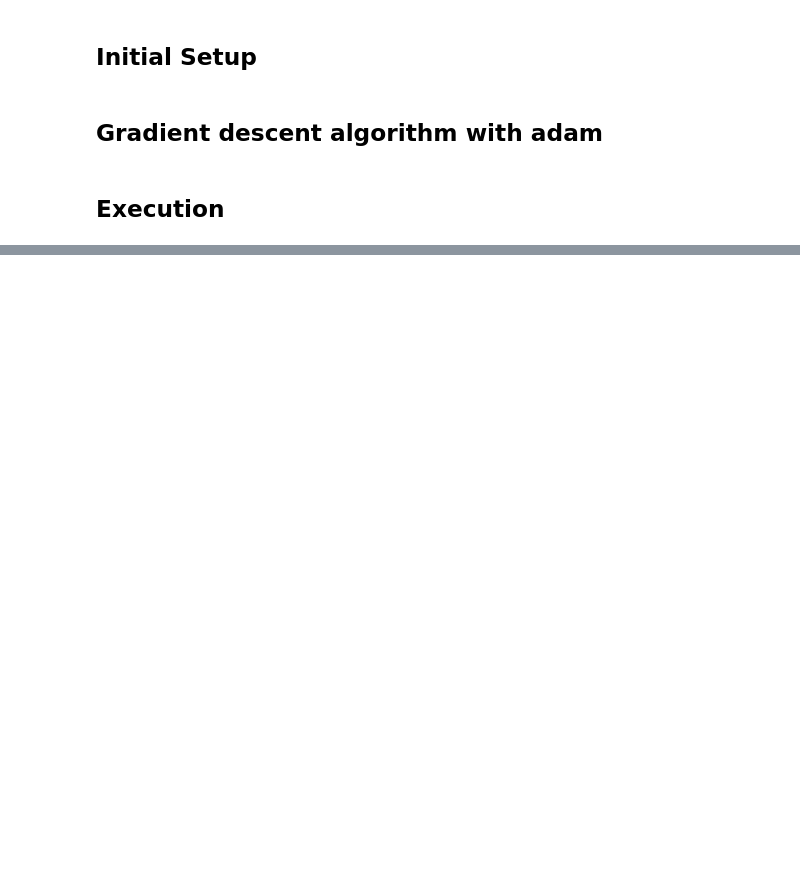
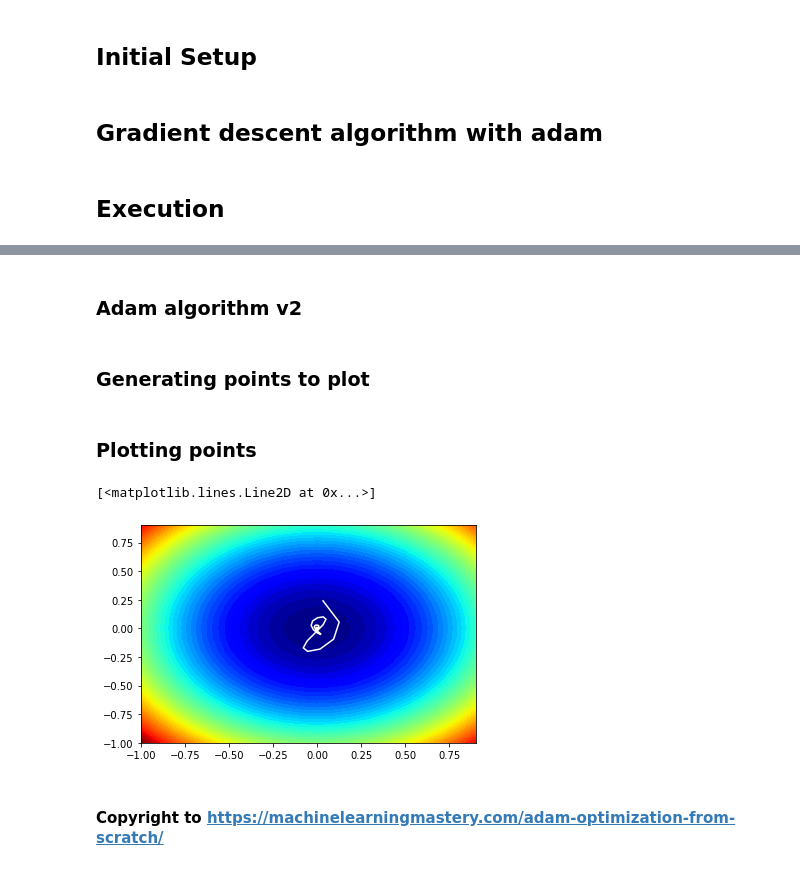
Before and after one commit to egbertocaetano/adam_optimization, a Jupyter notebook: adam_optimization_algorithm.ipynb, the cells around one changed output, grey strips where cells are left out. Cells and saved outputs as stored; diff of their text form; code cells hidden in the pictures; blank space fills up the shorter version.

```diff
--- a/adam_optimization_algorithm.ipynb
+++ b/adam_optimization_algorithm.ipynb
@@ -173,0 +156,2 @@ array([-0.82991158, -0.92189043])
+# %% [markdown]
+### Adam algorithm v2
@@ -173,0 +205,17 @@ array([-0.82991158, -0.92189043])
+# %% [markdown]
+### Generating points to plot
+# %%
+solutions = asarray(adam_v2(objective, derivative, bounds, n_iter, alpha, beta1, beta2))
+# %% [markdown]
+### Plotting points
+# %%
+# create a filled contour plot with 2000 levels and jet colot scheme
+pyplot.contourf(x, y, results, levels=50, cmap='jet')
+
+# plot the sample as black circles
+pyplot.plot(solutions[:, 0], solutions[:, 1], '-', color='w')
+# %% [output]
+[<matplotlib.lines.Line2D at 0x...>]
+[figure, added]
+# %% [markdown]
+#### Copyright to https://machinelearningmastery.com/adam-optimization-from-scratch/
```
Also changed, not shown: parts of 6 cells of this notebook, 2 other files.
